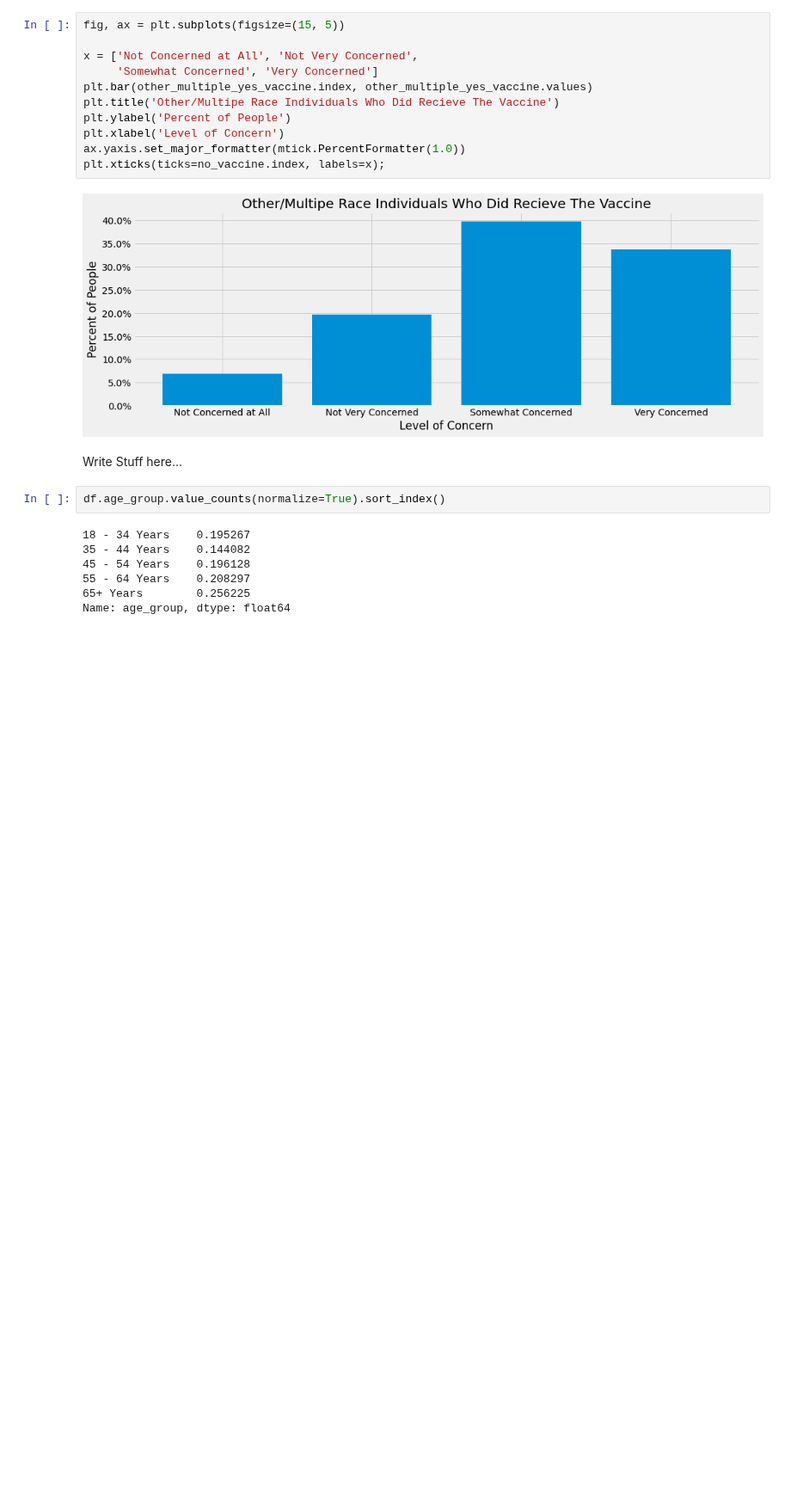
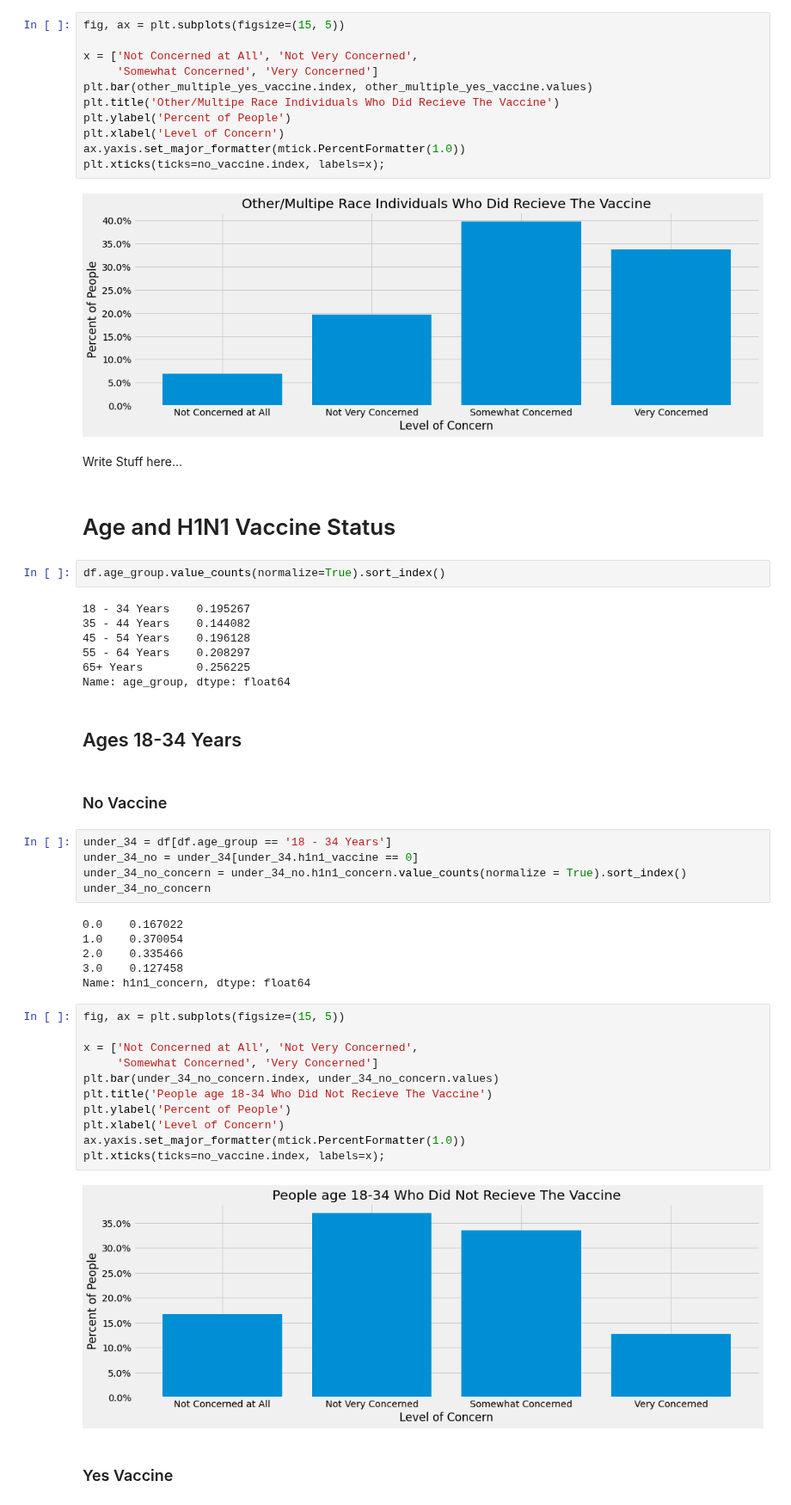
Before and after one commit to mankah/Capstone, a Jupyter notebook: Capstone.ipynb, the cells around one changed output. Shown at 86% size. Saved outputs shown, nothing was run; the diff lists cells and outputs as text; blank space fills up the shorter version.

Commit message:
looking at ages and vaccine based on concern

```diff
--- a/Capstone.ipynb
+++ b/Capstone.ipynb
@@ -478,6 +478,8 @@ plt.xticks(ticks=no_vaccine.index, labels=x);
 [figure]
 # %% [markdown]
 Write Stuff here...
+# %% [markdown]
+# Age and H1N1 Vaccine Status
 # %%
 df.age_group.value_counts(normalize=True).sort_index()
 # %% [output]
@@ -487,3 +489,33 @@ df.age_group.value_counts(normalize=True).sort_index()
 55 - 64 Years    0.208297
 65+ Years        0.256225
 Name: age_group, dtype: float64
+# %% [markdown]
+## Ages 18-34 Years
+# %% [markdown]
+### No Vaccine
+# %%
+under_34 = df[df.age_group == '18 - 34 Years']
+under_34_no = under_34[under_34.h1n1_vaccine == 0]
+under_34_no_concern = under_34_no.h1n1_concern.value_counts(normalize = True).sort_index()
+under_34_no_concern
+# %% [output]
+0.0    0.167022
+1.0    0.370054
+2.0    0.335466
+3.0    0.127458
+Name: h1n1_concern, dtype: float64
+# %%
+fig, ax = plt.subplots(figsize=(15, 5))
+
+x = ['Not Concerned at All', 'Not Very Concerned',
+     'Somewhat Concerned', 'Very Concerned']
+plt.bar(under_34_no_concern.index, under_34_no_concern.values)
+plt.title('People age 18-34 Who Did Not Recieve The Vaccine')
+plt.ylabel('Percent of People')
+plt.xlabel('Level of Concern')
+ax.yaxis.set_major_formatter(mtick.PercentFormatter(1.0))
+plt.xticks(ticks=no_vaccine.index, labels=x);
+# %% [output]
+[figure, added]
+# %% [markdown]
+### Yes Vaccine
```
Also changed, not shown: parts of 16 cells of this notebook.
